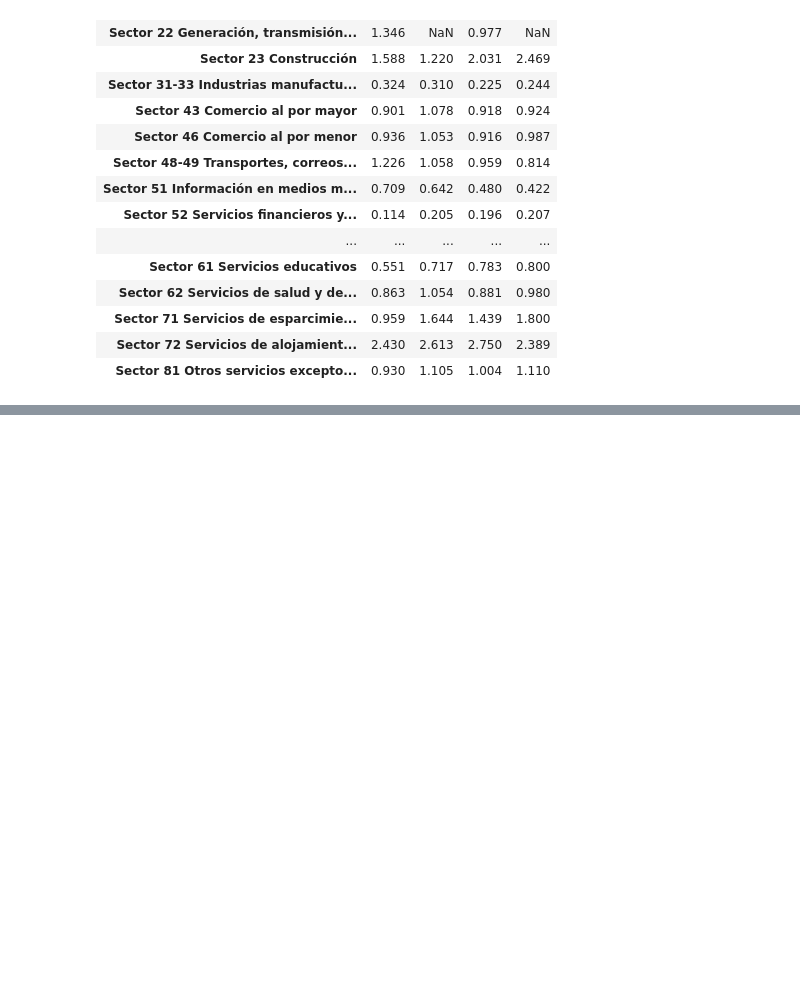
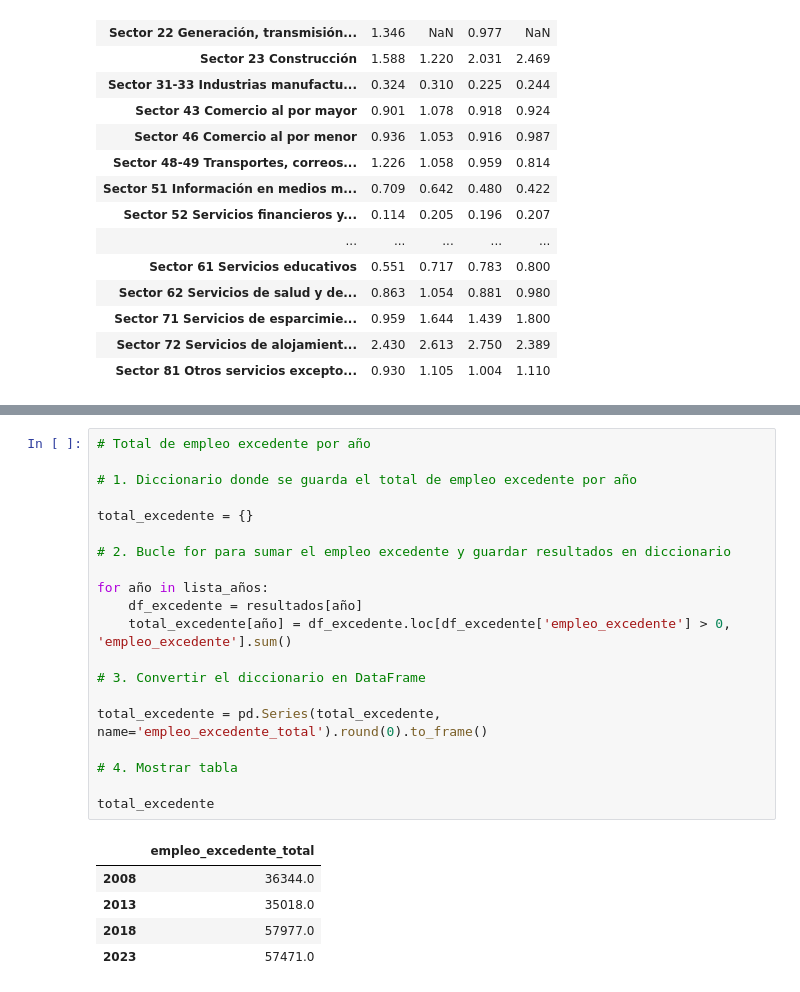
Before and after one commit to Jose-Castanedas/coeficiente_localizacion, a Jupyter notebook: notebook/coeficiente_localizacion_bcs.ipynb, the cells around one changed output, grey strips where cells are left out. Cells and saved outputs as stored; diff of their text form; blank space fills up the shorter version.

Commit message:
feat: agrega código para mostrar el total del empleo excedente por año

```diff
--- a/notebook/coeficiente_localizacion_bcs.ipynb
+++ b/notebook/coeficiente_localizacion_bcs.ipynb
@@ -207,3 +207,29 @@ empleo
 | Sector 71 Servicios de esparcimie... | 1486.0 | -61.0 | 1627.0 | 1048.0 | 2221.0 | ... |
 | Sector 72 Servicios de alojamient... | 13165.0 | 18820.0 | 13655.0 | 22019.0 | 22134.0 | ... |
 | Sector 81 Otros servicios excepto... | 9154.0 | -638.0 | 8882.0 | 934.0 | 13086.0 | ... |
+# %%
+# Total de empleo excedente por año
+
+# 1. Diccionario donde se guarda el total de empleo excedente por año
+
+total_excedente = {}
+
+# 2. Bucle for para sumar el empleo excedente y guardar resultados en diccionario
+
+for año in lista_años:
+    df_excedente = resultados[año]
+    total_excedente[año] = df_excedente.loc[df_excedente['empleo_excedente'] > 0, 'empleo_excedente'].sum()
+
+# 3. Convertir el diccionario en DataFrame
+
+total_excedente = pd.Series(total_excedente, name='empleo_excedente_total').round(0).to_frame()
+
+# 4. Mostrar tabla
+
+total_excedente
+# %% [output]
+|  | empleo_excedente_total |
+| 2008 | 36344.0 |
+| 2013 | 35018.0 |
+| 2018 | 57977.0 |
+| 2023 | 57471.0 |
```
